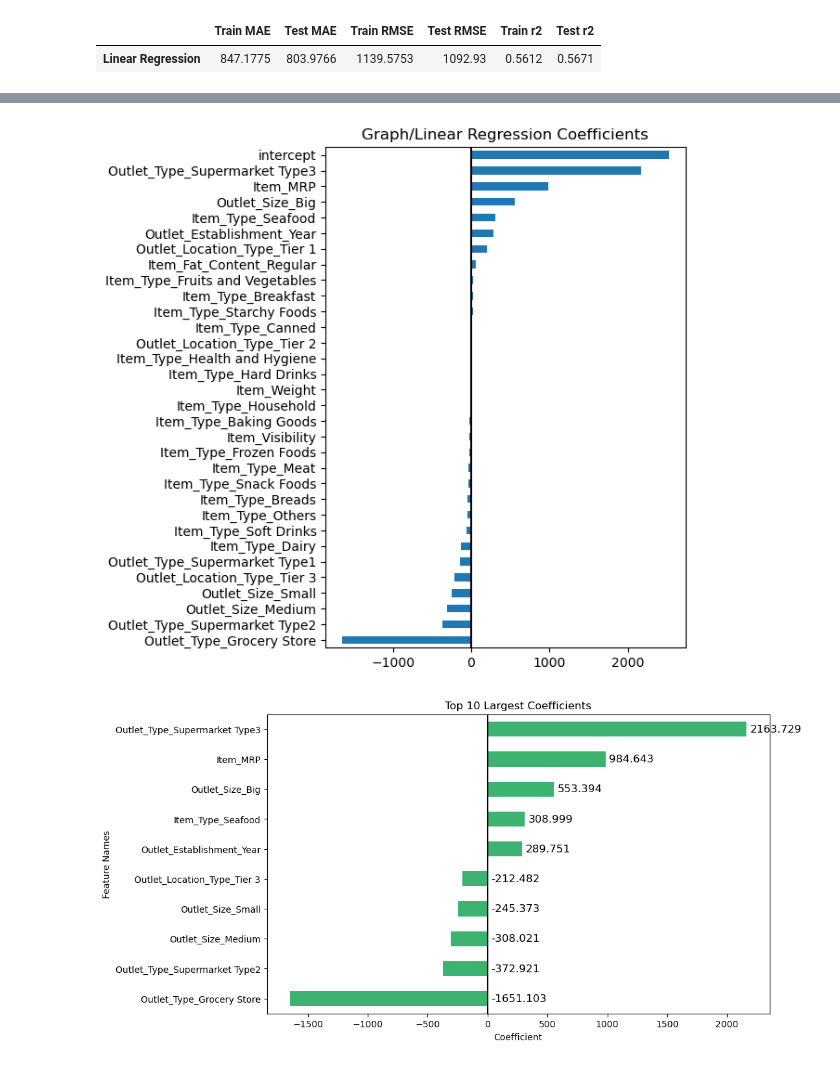
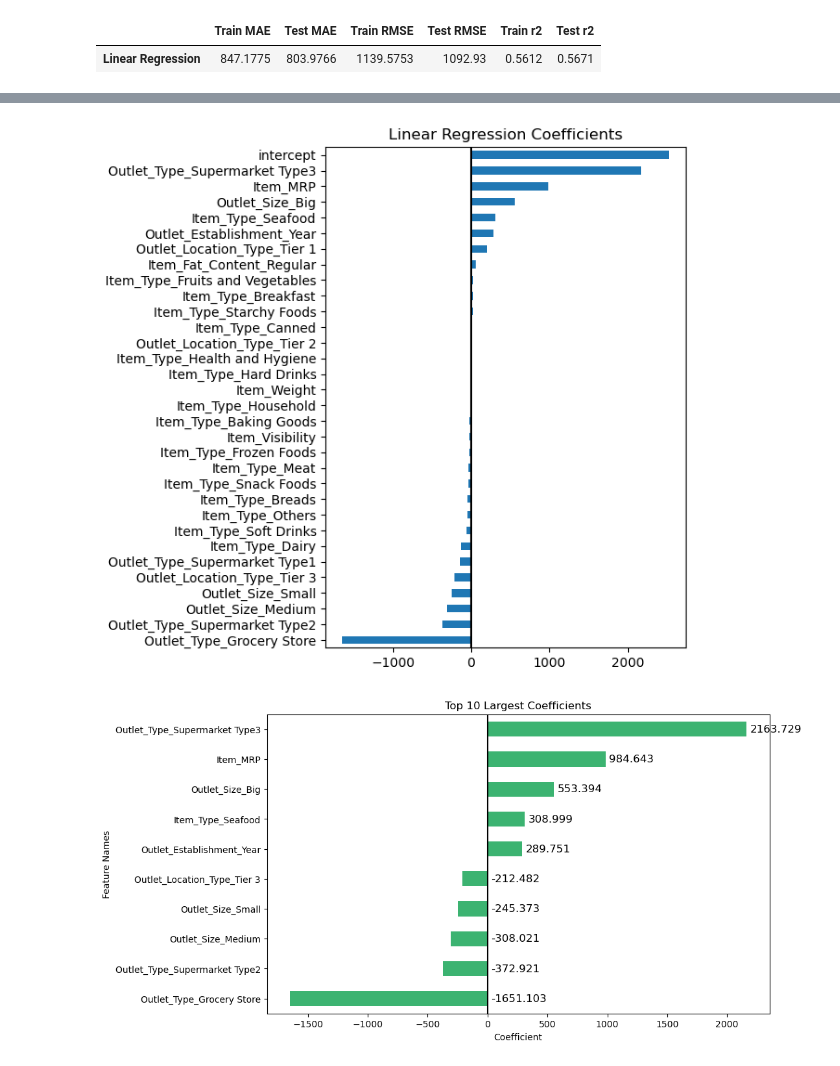
Before and after one commit to juDEcorous/Realization-of-Bargain-Depot-Sales, a Jupyter notebook: Project 1 - Revisited Part 1 Importances and Coefficients.ipynb, the cells around one changed output, grey strips where cells are left out. Saved outputs shown, nothing was run; the diff lists cells and outputs as text; code cells hidden in the pictures.

```diff
--- a/Project 1 - Revisited Part 1 Importances and Coefficients.ipynb
+++ b/Project 1 - Revisited Part 1 Importances and Coefficients.ipynb
@@ -451,9 +451,9 @@ dtype: float64
 # %%
 ax = coeffs.sort_values().plot(kind = 'barh', figsize = (5,7))
 ax.axvline(0,color = 'k')
-ax.set_title('Graph/Linear Regression Coefficients');
+ax.set_title('Linear Regression Coefficients');
 # %% [output]
-[figure, old version]
+[figure, new version]
 # %%
 # # Visualizing the Most Impactful Coefficients
 # coeff_rank = coeffs.abs().rank().sort_values(ascending = False)
```
Also changed, not shown: parts of 5 cells of this notebook.
